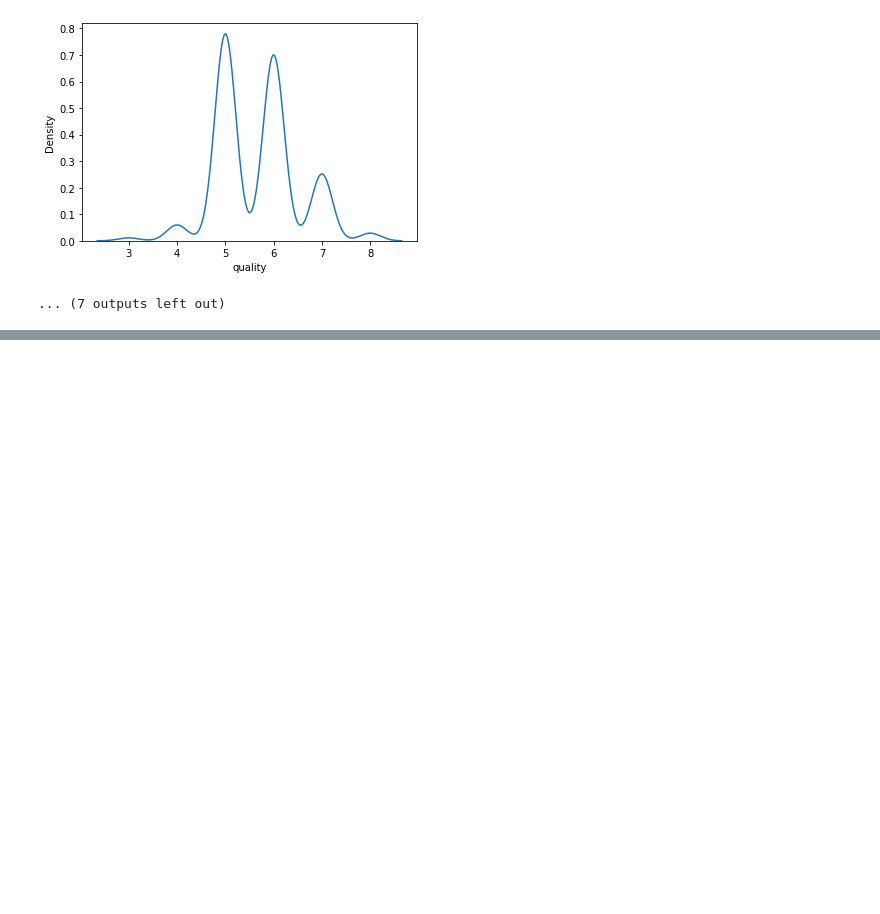
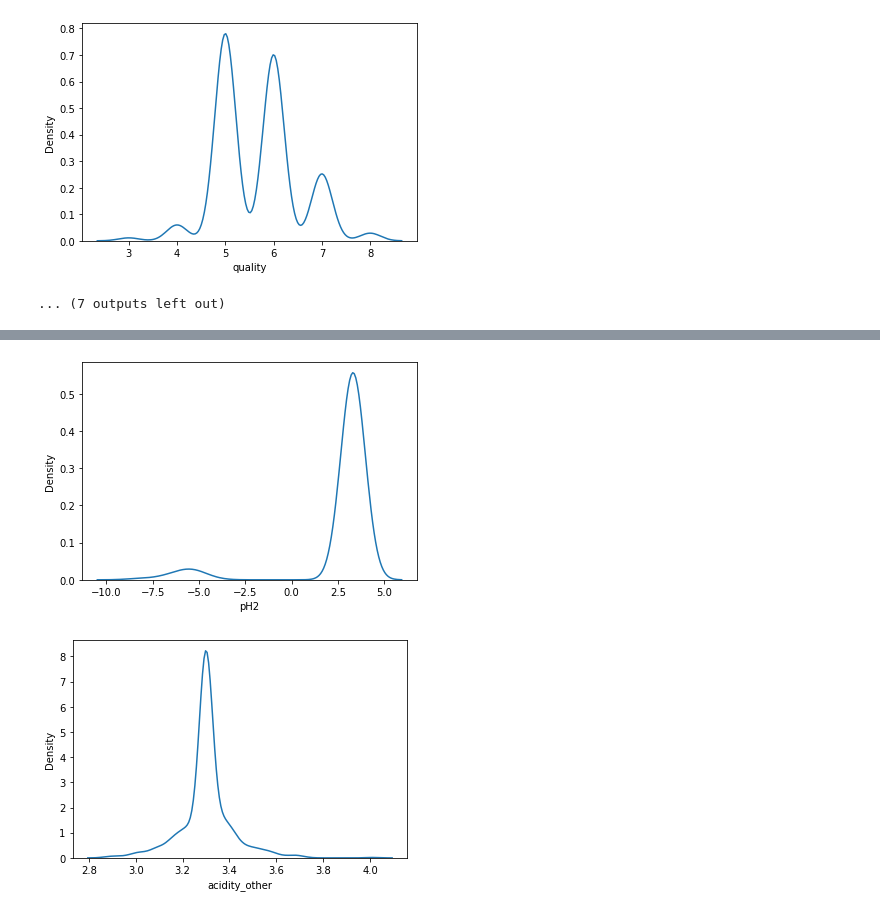
Before and after one commit to kristy25/AcademyPublic, a Jupyter notebook: Untitled0.ipynb, the cells around one changed output, grey strips where cells are left out. Drawn from its saved outputs; the diff is of its cells as text; code cells hidden in the pictures; blank space fills up the shorter version.

```diff
--- a/Untitled0.ipynb
+++ b/Untitled0.ipynb
@@ -1579,0 +1646,10 @@ for i, col in enumerate(train[continuous_feature_analyze_distribution]):
+# %%
+def create_dummy_if_missing(database, feature_with_missings):
+  feature = np.where(database[feature_with_missings].isna(), 1, 0)
+  return feature
+# %%
+train['pH2_missing'] = create_dummy_if_missing(train, 'pH2')
+train['acidity_other_missing'] = create_dummy_if_missing(train, 'acidity_other')
+# %%
+median_acidity_other = train['acidity_other'].median()
+median_acidity_other
@@ -1579,0 +1665,6 @@ for i, col in enumerate(train[continuous_feature_analyze_distribution]):
+# %%
+def impute_missing_by_median(database, feature_with_missings, value_to_impute):
+  feature = np.where(database[feature_with_missings].isna(), value_to_impute, database[feature_with_missings])
+  return feature
+
+train['acidity_other'] = impute_missing_by_median(train, 'acidity_other', median_acidity_other)
@@ -1579,0 +1691,10 @@ for i, col in enumerate(train[continuous_feature_analyze_distribution]):
+# %%
+# Now let's check if the 2 distributions changed between before and after the imputation
+continuous_feature_analyze_distribution_after_imputation = ['pH2', 'acidity_other']
+
+for i, col in enumerate(train[continuous_feature_analyze_distribution_after_imputation]):
+  plt.figure(i)
+  sns.kdeplot(x=col, data=train)
+# %% [output]
+[figure, added]
+[figure, added]
```
Also changed, not shown: parts of 16 cells of this notebook.
